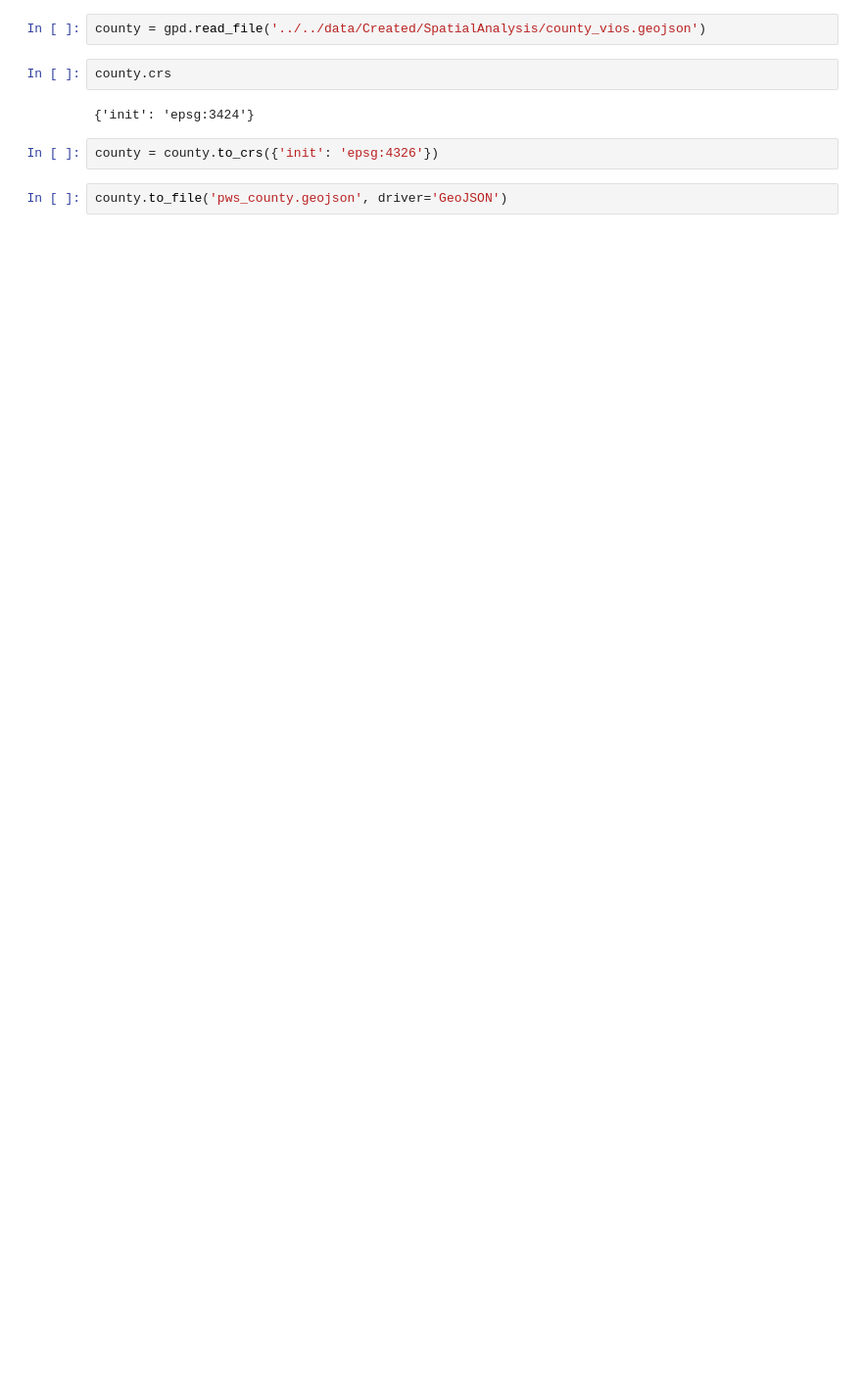
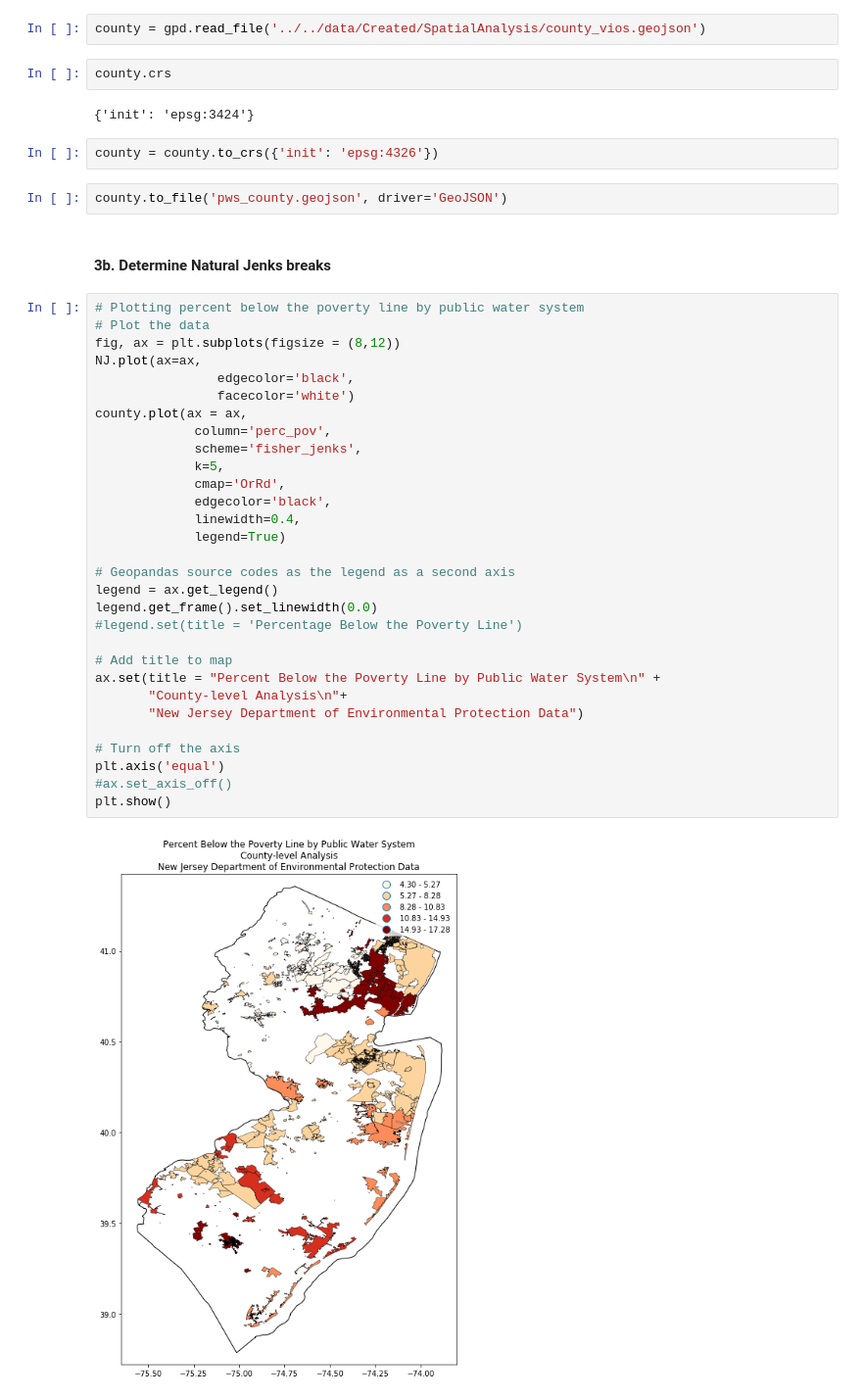
Before and after one commit to zstatmanweil/EJ-analysis-map, a Jupyter notebook: web_app/data/data-prep.ipynb, the cells around one changed output. Shown at 98% size. Saved outputs shown, nothing was run; the diff lists cells and outputs as text; blank space fills up the shorter version.

```diff
--- a/web_app/data/data-prep.ipynb
+++ b/web_app/data/data-prep.ipynb
@@ -78,3 +145,37 @@ county.crs
 county = county.to_crs({'init': 'epsg:4326'})
 # %%
 county.to_file('pws_county.geojson', driver='GeoJSON')
+# %% [markdown]
+#### 3b. Determine Natural Jenks breaks
+# %%
+# Plotting percent below the poverty line by public water system
+# Plot the data
+fig, ax = plt.subplots(figsize = (8,12))
+NJ.plot(ax=ax,
+                edgecolor='black',
+                facecolor='white')
+county.plot(ax = ax,
+             column='perc_pov',
+             scheme='fisher_jenks',
+             k=5,
+             cmap='OrRd',
+             edgecolor='black',
+             linewidth=0.4,
+             legend=True)
+
+# Geopandas source codes as the legend as a second axis
+legend = ax.get_legend()
+legend.get_frame().set_linewidth(0.0)
+#legend.set(title = 'Percentage Below the Poverty Line')
+
+# Add title to map
+ax.set(title = "Percent Below the Poverty Line by Public Water System\n" +
+       "County-level Analysis\n"+
+       "New Jersey Department of Environmental Protection Data")
+
+# Turn off the axis
+plt.axis('equal')
+#ax.set_axis_off()
+plt.show()
+# %% [output]
+[figure, added]
```
Also changed, not shown: parts of 8 cells of this notebook, 1 other file.
